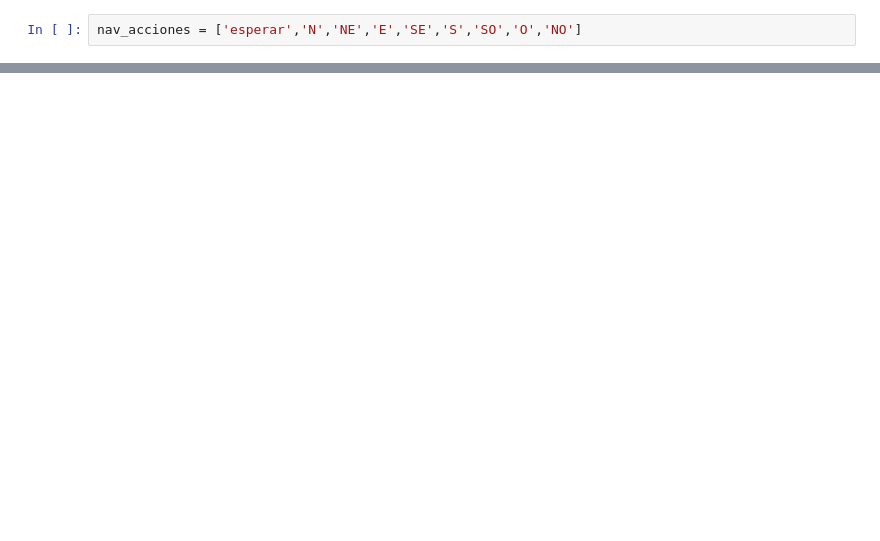
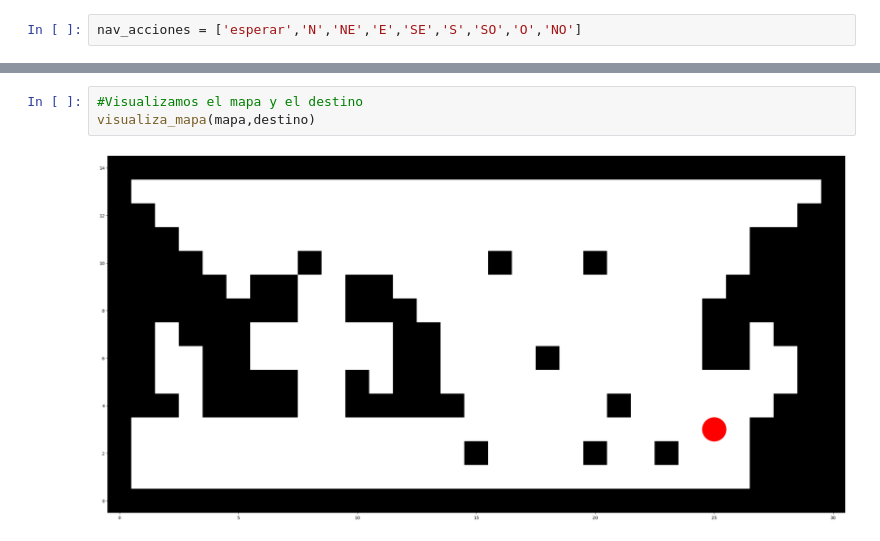
Before and after one commit to Migueel0/IA-Robotic-RL, a Jupyter notebook: src/montecarlo/Montecarlo.ipynb, the cells around one changed output, grey strips where cells are left out. Drawn from its saved outputs; the diff is of its cells as text; blank space fills up the shorter version.

```diff
--- a/src/montecarlo/Montecarlo.ipynb
+++ b/src/montecarlo/Montecarlo.ipynb
@@ -247,0 +345,5 @@ visualiza_politica(policy)
+# %%
+#Visualizamos el mapa y el destino
+visualiza_mapa(mapa,destino)
+# %% [output]
+[figure, added]
```
Also changed, not shown: parts of 30 cells of this notebook, 5 other files.
